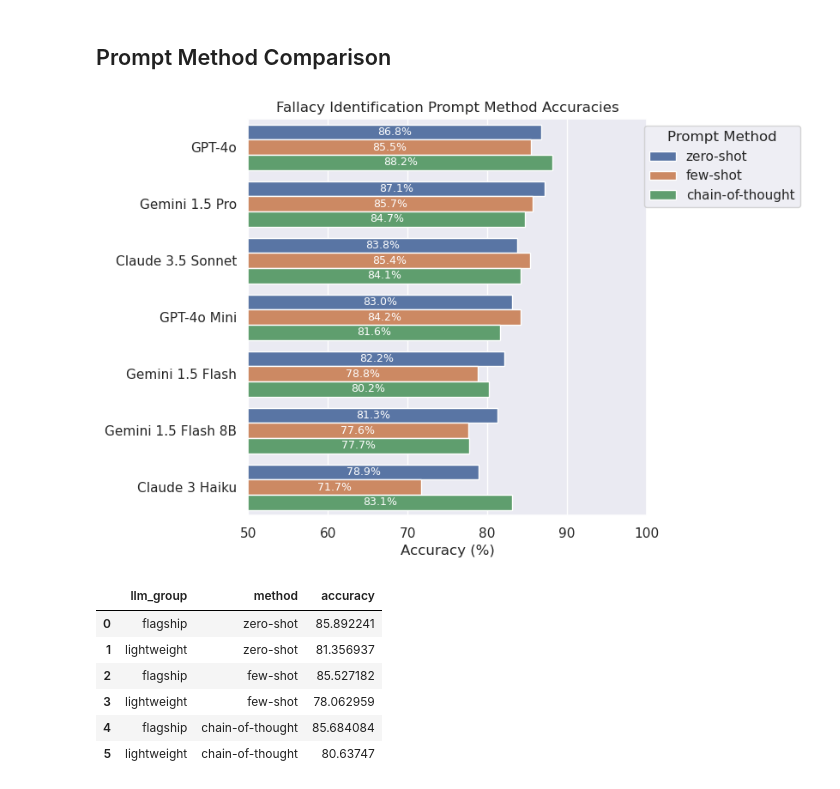
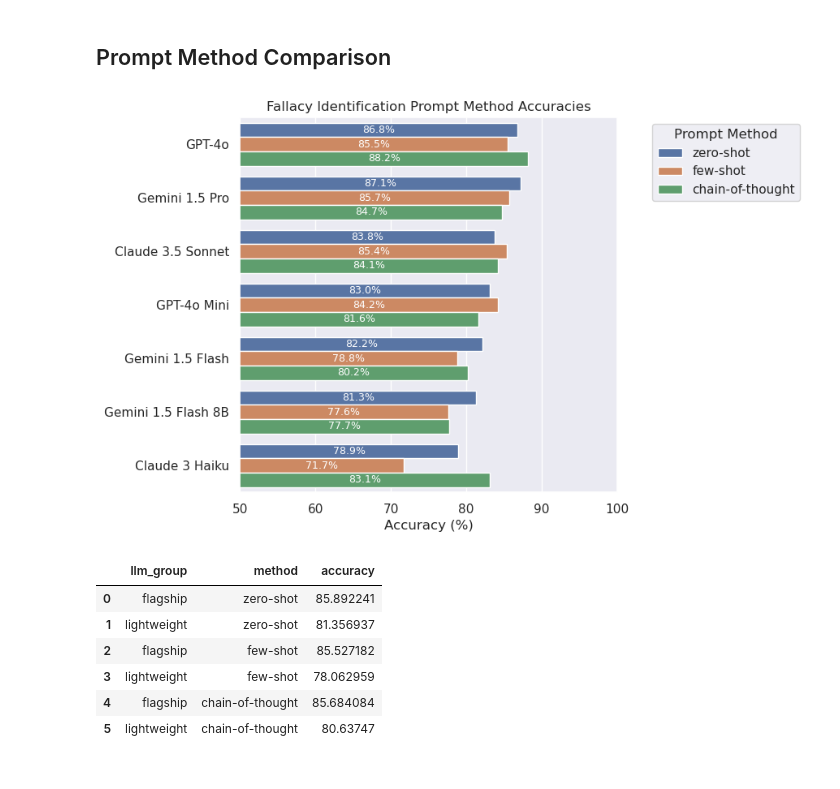
Before and after one commit to aimfeld/fallacy-detection, a Jupyter notebook: fallacy-identification.ipynb, the cells around one changed output. Drawn from its saved outputs; the diff is of its cells as text; code cells hidden in the pictures.

```diff
--- a/fallacy-identification.ipynb
+++ b/fallacy-identification.ipynb
@@ -627,16 +627,16 @@ df_accuracies_methods = df_accuracies_methods.loc[
 # %%
 plot_accuracies(
     data=add_llm_info(df_accuracies_methods),
     figsize=(6, 6),
     title='Fallacy Identification Prompt Method Accuracies',
     hue='method',
     legend_title='Prompt Method',
-    legend_anchor=(1.4, 1),
+    legend_anchor=(1.5, 1),
     annotate=True,
     xlim=(50, 100),
 )
 # %% [output]
-[figure, old version]
+[figure, new version]
 # %%
 df_plot = add_llm_info(df_accuracies_methods, group=True).groupby(['llm_group', 'method']).mean().sort_values('method', ascending=False).reset_index()
 df_plot
```
Also changed, not shown: parts of 8 cells of this notebook, 1 other file.
